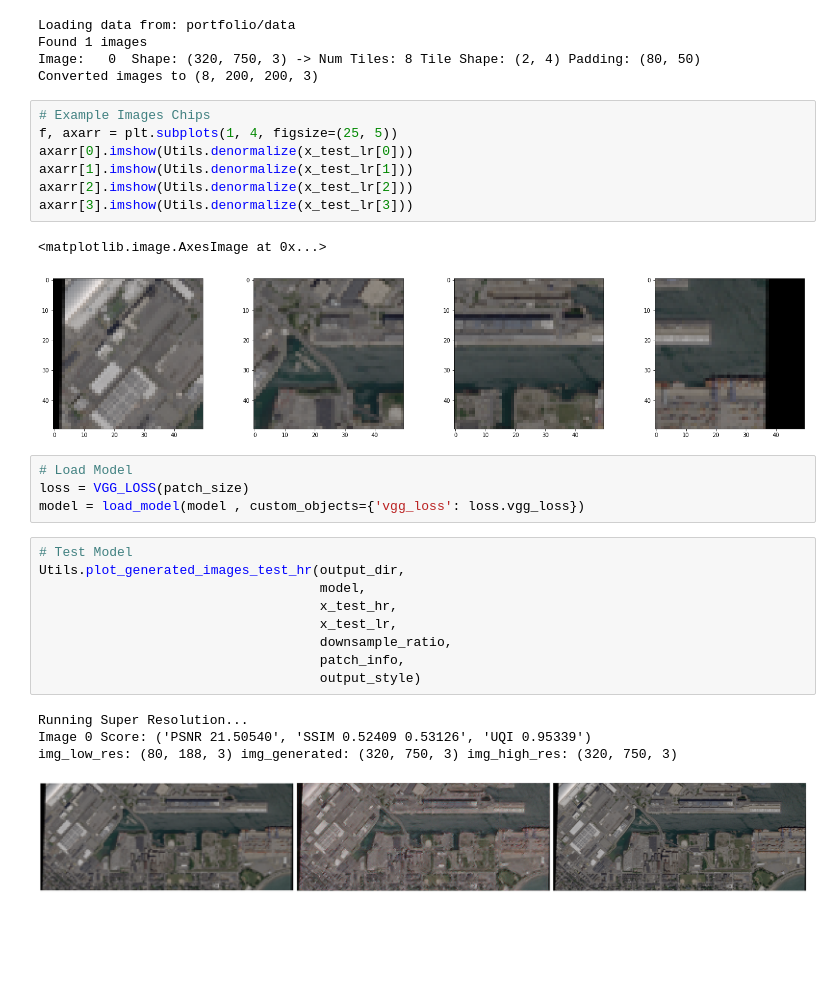
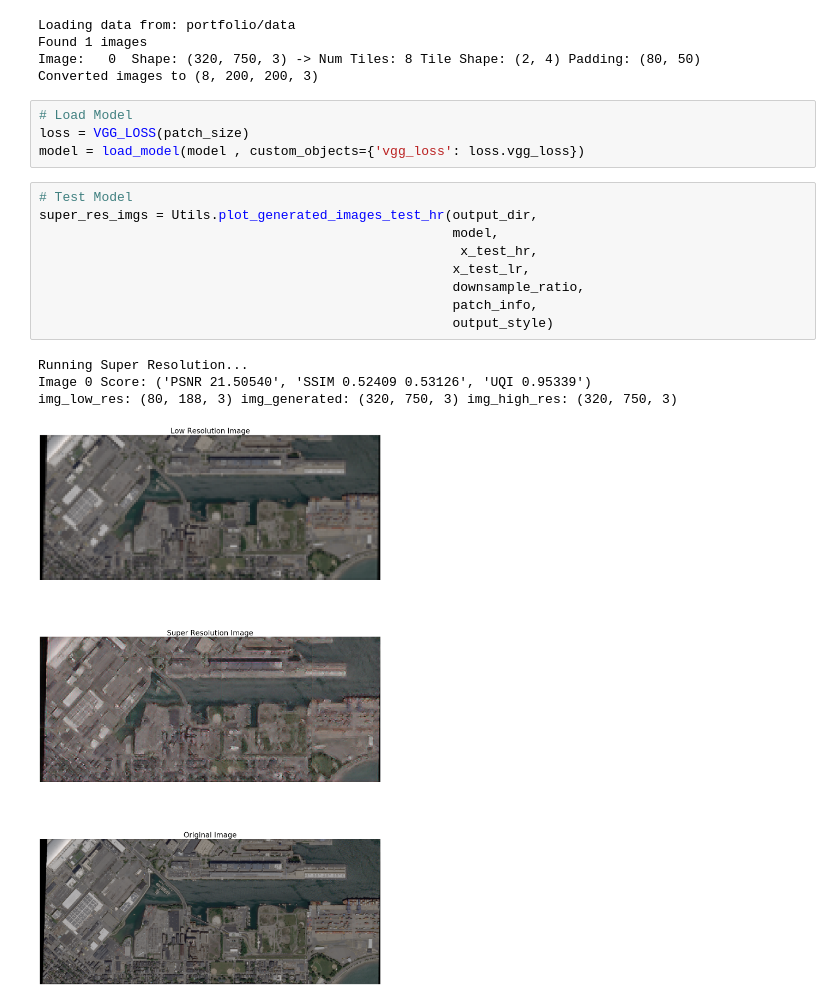
Before and after one commit to mrciolino/Test-Repo, a Jupyter notebook: portfolio/SISR Example.ipynb, the cells around one changed output. Drawn from its saved outputs; the diff is of its cells as text; blank space fills up the shorter version.

```diff
--- a/portfolio/SISR Example.ipynb
+++ b/portfolio/SISR Example.ipynb
@@ -47,31 +47,21 @@ Loading data from: portfolio/data
 Found 1 images
 Image:   0  Shape: (320, 750, 3) -> Num Tiles: 8 Tile Shape: (2, 4) Padding: (80, 50)
 Converted images to (8, 200, 200, 3)
-# %%
-# Example Images Chips
-f, axarr = plt.subplots(1, 4, figsize=(25, 5))
-axarr[0].imshow(Utils.denormalize(x_test_lr[0]))
-axarr[1].imshow(Utils.denormalize(x_test_lr[1]))
-axarr[2].imshow(Utils.denormalize(x_test_lr[2]))
-axarr[3].imshow(Utils.denormalize(x_test_lr[3]))
-# %% [output]
-<matplotlib.image.AxesImage at 0x...>
-[figure, removed]
 # %%
 # Load Model
 loss = VGG_LOSS(patch_size)
 model = load_model(model , custom_objects={'vgg_loss': loss.vgg_loss})
 # %%
 # Test Model
-Utils.plot_generated_images_test_hr(output_dir,
-                                    model,
-                                    x_test_hr,
-                                    x_test_lr,
-                                    downsample_ratio,
-                                    patch_info,
-                                    output_style)
+super_res_imgs = Utils.plot_generated_images_test_hr(output_dir,
+                                                     model,
+                                                      x_test_hr,
+                                                     x_test_lr,
+                                                     downsample_ratio,
+                                                     patch_info,
+                                                     output_style)
 # %% [output]
 Running Super Resolution...
 Image 0 Score: ('PSNR 21.50540', 'SSIM 0.52409 0.53126', 'UQI 0.95339')
 img_low_res: (80, 188, 3) img_generated: (320, 750, 3) img_high_res: (320, 750, 3)
-[figure, old version]
+[figure, new version]
```
Also changed, not shown: parts of 2 cells of this notebook.
